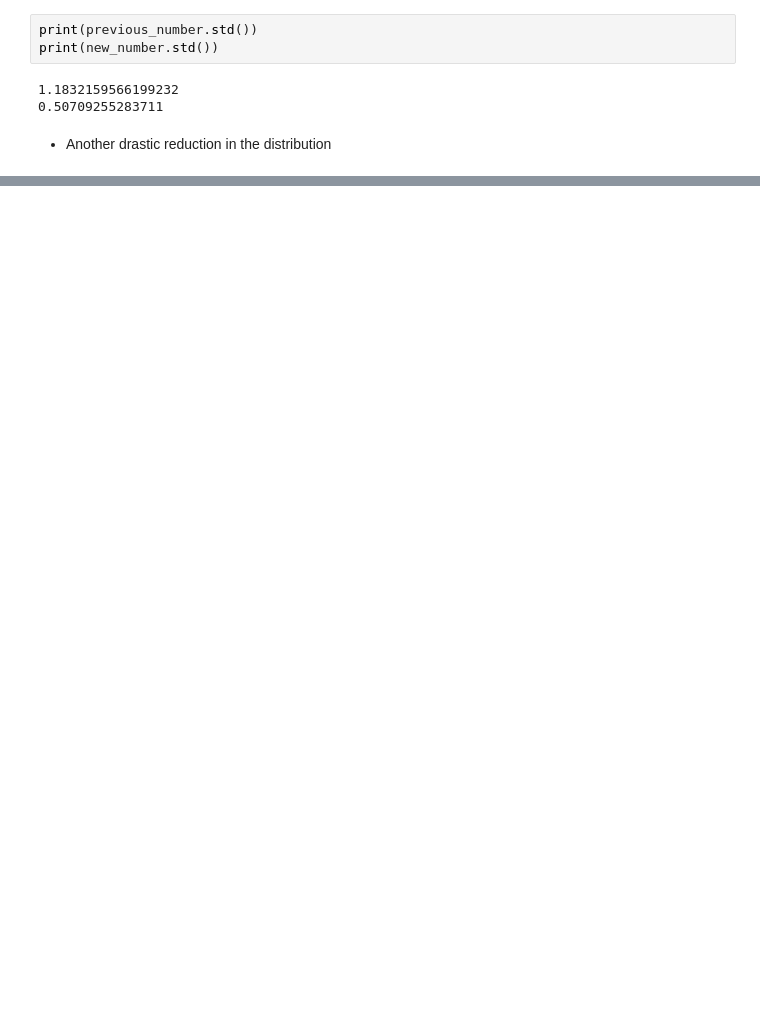
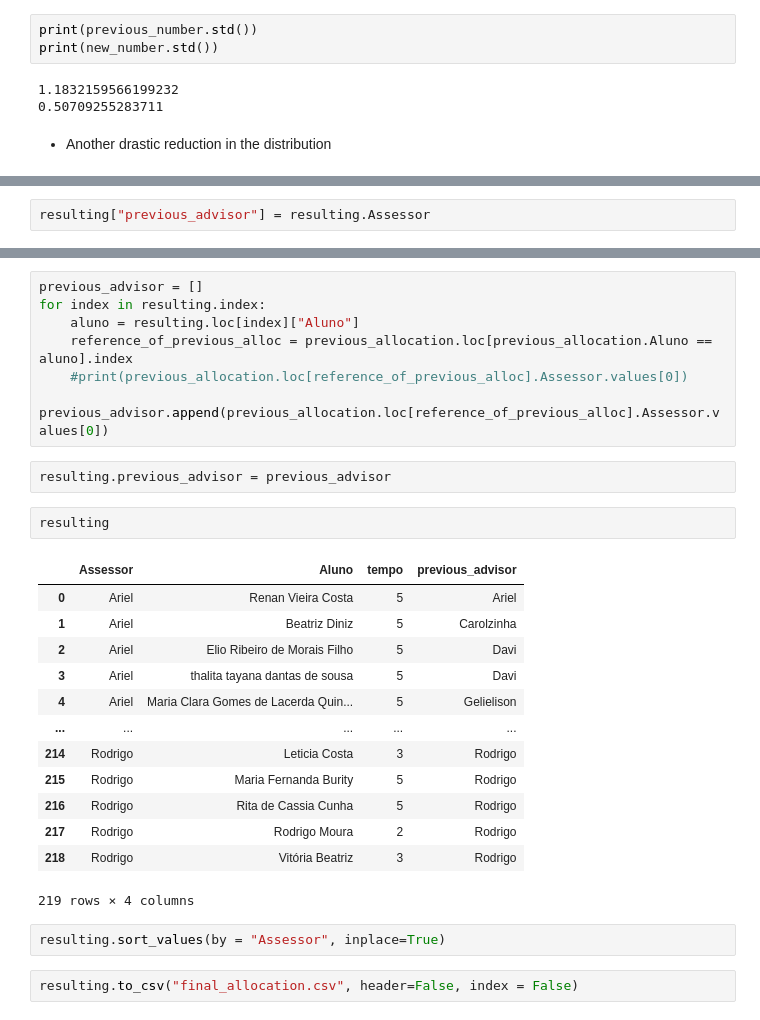
Before and after one commit to ItamarRocha/Operations-Research, a Jupyter notebook: projects/medway/data Preprocessing/Data preprocessing.ipynb, the cells around one changed output, grey strips where cells are left out. Cells and saved outputs as stored; diff of their text form; blank space fills up the shorter version.

```diff
--- a/projects/medway/data Preprocessing/Data preprocessing.ipynb
+++ b/projects/medway/data Preprocessing/Data preprocessing.ipynb
@@ -1658,0 +1685,2 @@ print(new_number.std())
+# %%
+resulting["previous_advisor"] = resulting.Assessor
@@ -1658,0 +1696,29 @@ print(new_number.std())
+# %%
+previous_advisor = []
+for index in resulting.index:
+    aluno = resulting.loc[index]["Aluno"]
+    reference_of_previous_alloc = previous_allocation.loc[previous_allocation.Aluno == aluno].index
+    #print(previous_allocation.loc[reference_of_previous_alloc].Assessor.values[0])
+    previous_advisor.append(previous_allocation.loc[reference_of_previous_alloc].Assessor.values[0])
+# %%
+resulting.previous_advisor = previous_advisor
+# %%
+resulting
+# %% [output]
+|  | Assessor | Aluno | tempo | previous_advisor |
+| 0 | Ariel | Renan Vieira Costa | 5 | Ariel |
+| 1 | Ariel | Beatriz Diniz | 5 | Carolzinha |
+| 2 | Ariel | Elio Ribeiro de Morais Filho | 5 | Davi |
+| 3 | Ariel | thalita tayana dantas de sousa | 5 | Davi |
+| 4 | Ariel | Maria Clara Gomes de Lacerda Quin... | 5 | Gelielison |
+| ... | ... | ... | ... | ... |
+| 214 | Rodrigo | Leticia Costa | 3 | Rodrigo |
+| 215 | Rodrigo | Maria Fernanda Burity | 5 | Rodrigo |
+| 216 | Rodrigo | Rita de Cassia Cunha | 5 | Rodrigo |
+| 217 | Rodrigo | Rodrigo Moura | 2 | Rodrigo |
+| 218 | Rodrigo | Vitória Beatriz | 3 | Rodrigo |
+219 rows × 4 columns
+# %%
+resulting.sort_values(by = "Assessor", inplace=True)
+# %%
+resulting.to_csv("final_allocation.csv", header=False, index = False)
```
Also changed, not shown: parts of 21 cells of this notebook, 5 other files.
